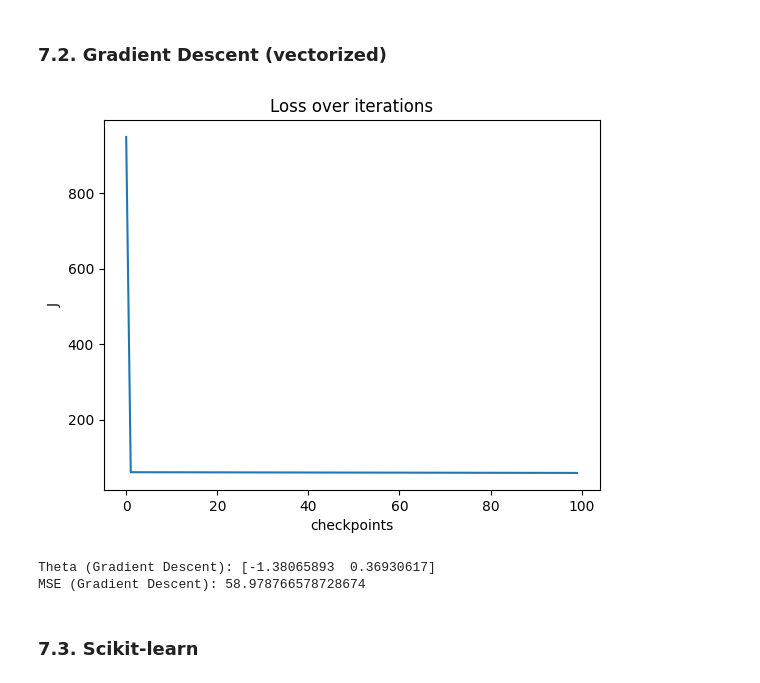
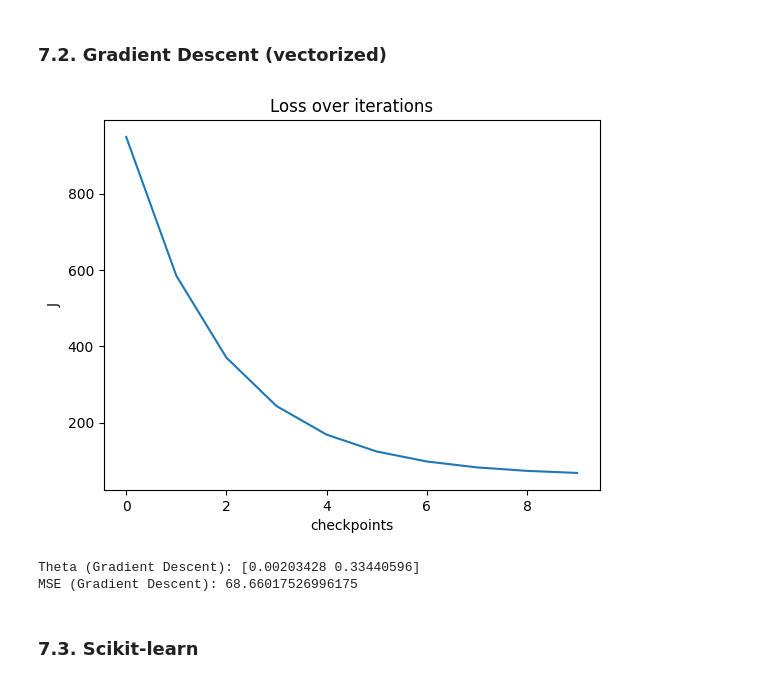
Before and after one commit to VictorNguyenLPN/linear-regression-problems, a Jupyter notebook: weight-prediction/predict_weight_from_height.ipynb, the cells around one changed output. Drawn from its saved outputs; the diff is of its cells as text; code cells hidden in the pictures.

Commit message:
ignore index column when load data, add todo note, modify num of epochs

```diff
--- a/weight-prediction/predict_weight_from_height.ipynb
+++ b/weight-prediction/predict_weight_from_height.ipynb
@@ -25,4 +25,2 @@ np.random.seed(42)
 # %%
-df = pd.read_csv('data_2.csv')
-df.head()
-df.describe()
+df = pd.read_csv('./data/data_2.csv', index_col=0)
@@ -227,32 +246,32 @@ MSE (Normal Equation): 16.056406618397943
 # %% [markdown]
 ### **7.2. Gradient Descent (vectorized)**
 # %%
-def gradient_descent(X, Y, theta0, alpha=1e-7, iters=2000, log_every=100):
+def gradient_descent(X, Y, theta0, alpha=1e-6, iters=10, log_every=1):
     m = len(Y)
     theta = theta0.copy()
     J_hist = []
     for i in range(iters):
         grad = (1/m) * (X.T @ (X @ theta - Y))   # shape (2,1)
         theta = theta - alpha * grad
         if i % log_every == 0:
             J_hist.append(compute_loss(X, Y, theta))
     return theta, J_hist
 
 theta0 = np.zeros((2, 1))
-theta_gd, J_hist = gradient_descent(XBar, Y, theta0, alpha=1e-5, iters=100000, log_every=1000)
+theta_gd, J_hist = gradient_descent(XBar, Y, theta0, alpha=1e-5, iters=10, log_every=1)
 plt.plot(np.linspace(0, len(J_hist)-1, len(J_hist)), J_hist)
 plt.title('Loss over iterations')
 plt.xlabel('checkpoints')
 plt.ylabel('J')
 plt.show()
 
 print("Theta (Gradient Descent):", theta_gd.ravel())
 mse_gd = compute_loss(XBar, Y, theta_gd)
 print("MSE (Gradient Descent):", mse_gd)
 # %% [output]
-[figure, old version]
+[figure, new version]
-Theta (Gradient Descent): [-1.38065893  0.36930617]
-MSE (Gradient Descent): 58.978766578728674
+Theta (Gradient Descent): [0.00203428 0.33440596]
+MSE (Gradient Descent): 68.66017526996175
 # %% [markdown]
 ### **7.3. Scikit-learn**
 # %%
```
Also changed, not shown: parts of 9 cells of this notebook.
